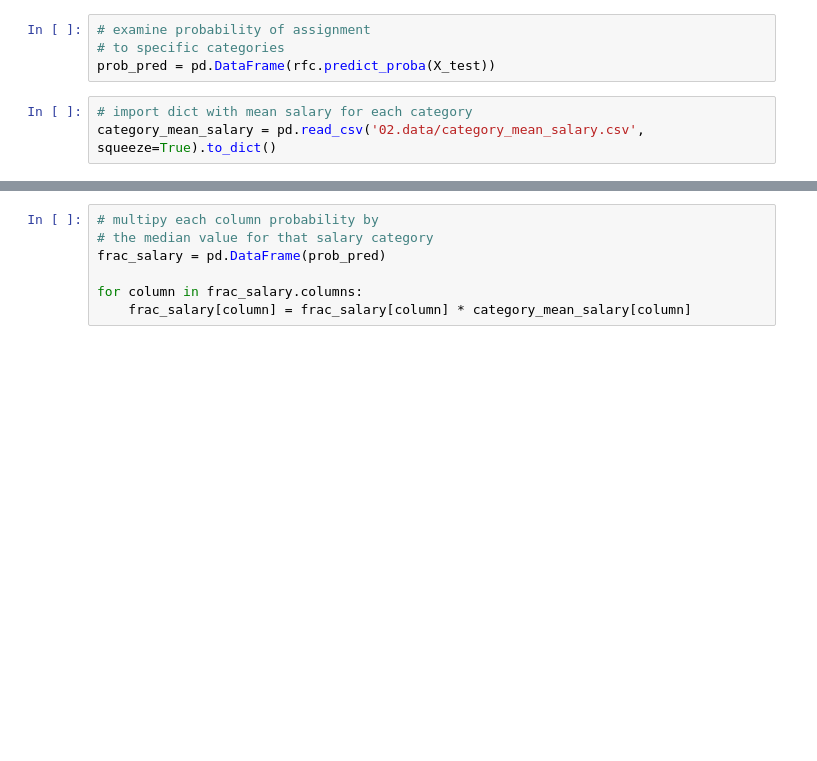
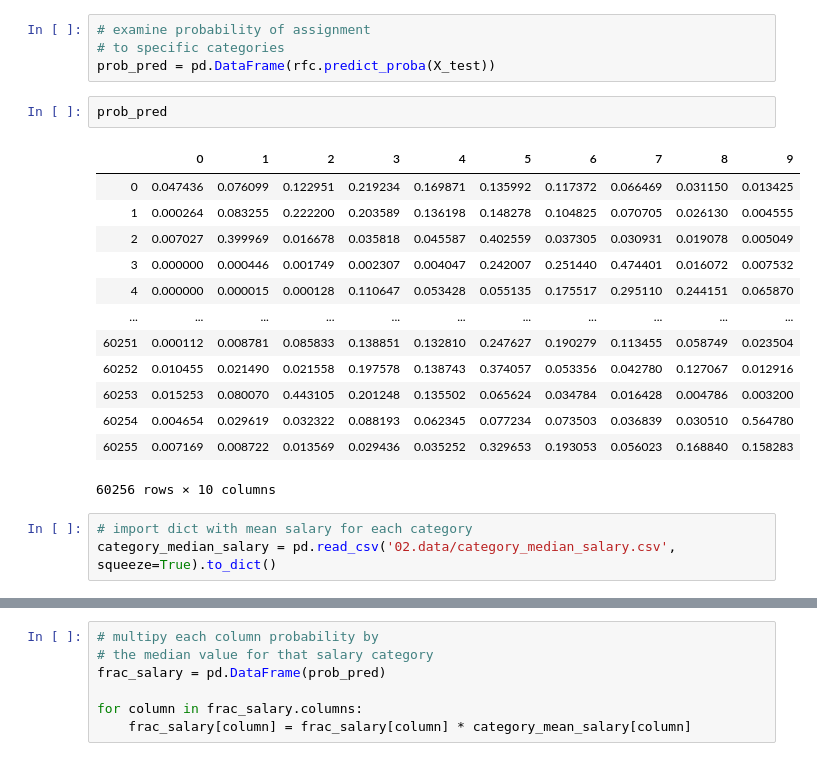
Before and after one commit to mrkjhsn/Not_for_Profit_Compensation_Modeling, a Jupyter notebook: 08.modeling_rfc.ipynb, the cells around one changed output, grey strips where cells are left out. Saved outputs shown, nothing was run; the diff lists cells and outputs as text; blank space fills up the shorter version.

```diff
--- a/08.modeling_rfc.ipynb
+++ b/08.modeling_rfc.ipynb
@@ -217,8 +249,24 @@ pred = rfc.predict(X_test)
 # examine probability of assignment
 # to specific categories
 prob_pred = pd.DataFrame(rfc.predict_proba(X_test))
+# %%
+prob_pred
+# %% [output]
+|  | 0 | 1 | 2 | 3 | 4 | 5 | 6 | 7 | 8 | 9 |
+| 0 | 0.047436 | 0.076099 | 0.122951 | 0.219234 | 0.169871 | 0.135992 | 0.117372 | 0.066469 | 0.031150 | 0.013425 |
+| 1 | 0.000264 | 0.083255 | 0.222200 | 0.203589 | 0.136198 | 0.148278 | 0.104825 | 0.070705 | 0.026130 | 0.004555 |
+| 2 | 0.007027 | 0.399969 | 0.016678 | 0.035818 | 0.045587 | 0.402559 | 0.037305 | 0.030931 | 0.019078 | 0.005049 |
+| 3 | 0.000000 | 0.000446 | 0.001749 | 0.002307 | 0.004047 | 0.242007 | 0.251440 | 0.474401 | 0.016072 | 0.007532 |
+| 4 | 0.000000 | 0.000015 | 0.000128 | 0.110647 | 0.053428 | 0.055135 | 0.175517 | 0.295110 | 0.244151 | 0.065870 |
+| ... | ... | ... | ... | ... | ... | ... | ... | ... | ... | ... |
+| 60251 | 0.000112 | 0.008781 | 0.085833 | 0.138851 | 0.132810 | 0.247627 | 0.190279 | 0.113455 | 0.058749 | 0.023504 |
+| 60252 | 0.010455 | 0.021490 | 0.021558 | 0.197578 | 0.138743 | 0.374057 | 0.053356 | 0.042780 | 0.127067 | 0.012916 |
+| 60253 | 0.015253 | 0.080070 | 0.443105 | 0.201248 | 0.135502 | 0.065624 | 0.034784 | 0.016428 | 0.004786 | 0.003200 |
+| 60254 | 0.004654 | 0.029619 | 0.032322 | 0.088193 | 0.062345 | 0.077234 | 0.073503 | 0.036839 | 0.030510 | 0.564780 |
+| 60255 | 0.007169 | 0.008722 | 0.013569 | 0.029436 | 0.035252 | 0.329653 | 0.193053 | 0.056023 | 0.168840 | 0.158283 |
+60256 rows × 10 columns
 # %%
 # import dict with mean salary for each category
-category_mean_salary = pd.read_csv('02.data/category_mean_salary.csv', squeeze=True).to_dict()
+category_median_salary = pd.read_csv('02.data/category_median_salary.csv', squeeze=True).to_dict()
 # %%
 # examine dictionary to make sure it looks as it should
```
Also changed, not shown: parts of 42 cells of this notebook.
